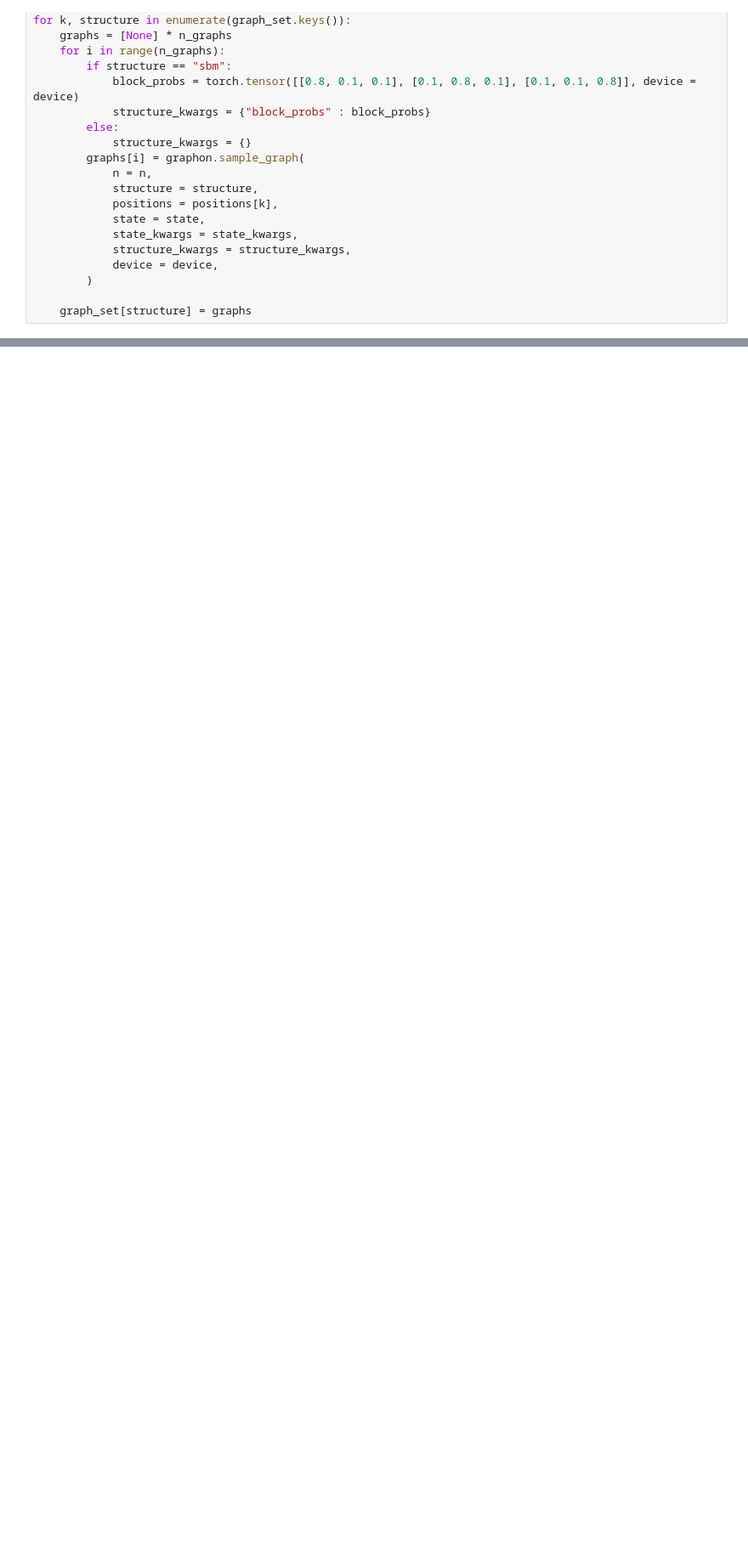
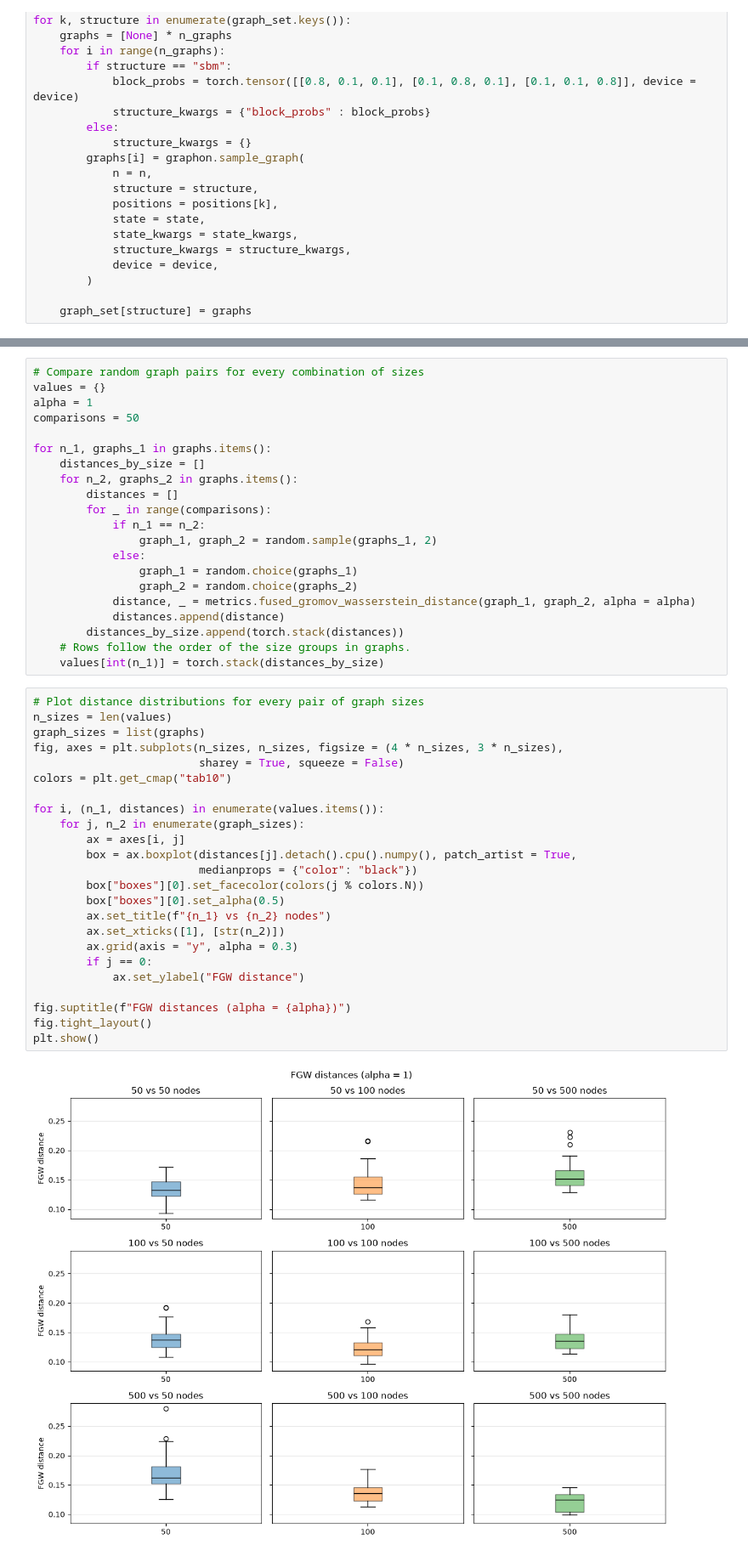
Before and after one commit to lucafrattegiani/graphs, a Jupyter notebook: notebooks/graph_metrics.ipynb, the cells around one changed output, grey strips where cells are left out. Shown at 85% size. Cells and saved outputs as stored; diff of their text form; blank space fills up the shorter version.

```diff
--- a/notebooks/graph_metrics.ipynb
+++ b/notebooks/graph_metrics.ipynb
@@ -194,0 +353,47 @@ graphon.plot_graph(graph, title = f"Spectral clustering of {mode} graph {number}
+# %%
+# Compare random graph pairs for every combination of sizes
+values = {}
+alpha = 1
+comparisons = 50
+
+for n_1, graphs_1 in graphs.items():
+    distances_by_size = []
+    for n_2, graphs_2 in graphs.items():
+        distances = []
+        for _ in range(comparisons):
+            if n_1 == n_2:
+                graph_1, graph_2 = random.sample(graphs_1, 2)
+            else:
+                graph_1 = random.choice(graphs_1)
+                graph_2 = random.choice(graphs_2)
+            distance, _ = metrics.fused_gromov_wasserstein_distance(graph_1, graph_2, alpha = alpha)
+            distances.append(distance)
+        distances_by_size.append(torch.stack(distances))
+    # Rows follow the order of the size groups in graphs.
+    values[int(n_1)] = torch.stack(distances_by_size)
+# %%
+# Plot distance distributions for every pair of graph sizes
+n_sizes = len(values)
+graph_sizes = list(graphs)
+fig, axes = plt.subplots(n_sizes, n_sizes, figsize = (4 * n_sizes, 3 * n_sizes),
+                         sharey = True, squeeze = False)
+colors = plt.get_cmap("tab10")
+
+for i, (n_1, distances) in enumerate(values.items()):
+    for j, n_2 in enumerate(graph_sizes):
+        ax = axes[i, j]
+        box = ax.boxplot(distances[j].detach().cpu().numpy(), patch_artist = True,
+                         medianprops = {"color": "black"})
+        box["boxes"][0].set_facecolor(colors(j % colors.N))
+        box["boxes"][0].set_alpha(0.5)
+        ax.set_title(f"{n_1} vs {n_2} nodes")
+        ax.set_xticks([1], [str(n_2)])
+        ax.grid(axis = "y", alpha = 0.3)
+        if j == 0:
+            ax.set_ylabel("FGW distance")
+
+fig.suptitle(f"FGW distances (alpha = {alpha})")
+fig.tight_layout()
+plt.show()
+# %% [output]
+[figure, added]
```
Also changed, not shown: parts of 18 cells of this notebook, 8 other files.
